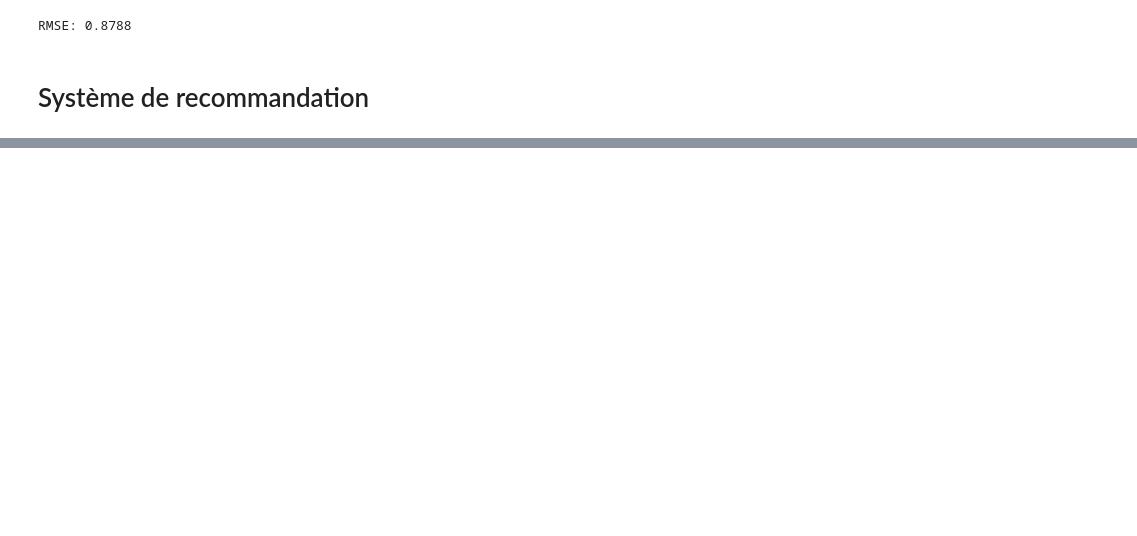
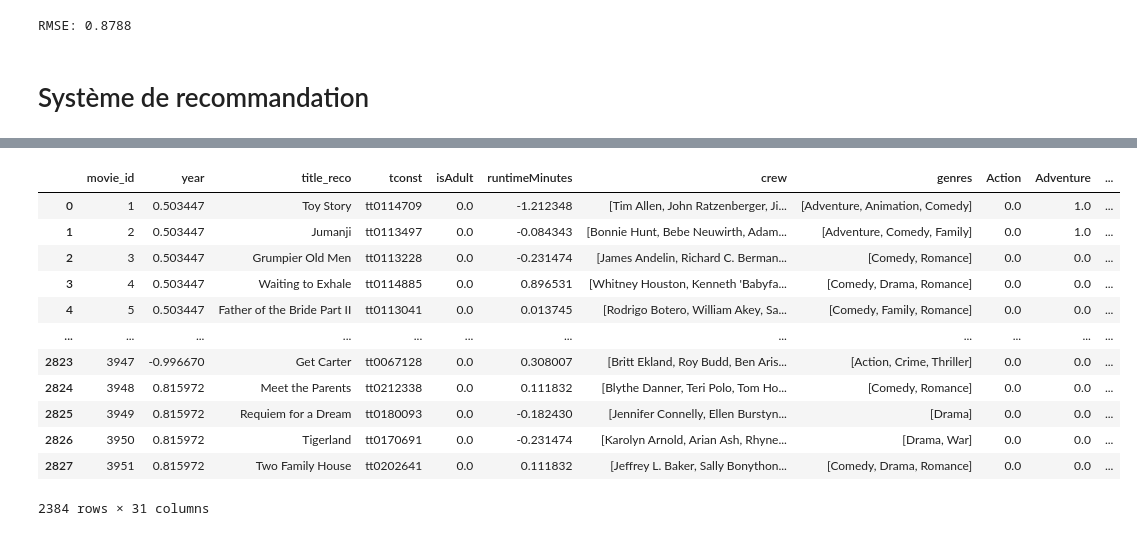
Before and after one commit to Zar-meyo/REMA, a Jupyter notebook: project.ipynb, the cells around one changed output, grey strips where cells are left out. Cells and saved outputs as stored; diff of their text form; code cells hidden in the pictures; blank space fills up the shorter version.

```diff
--- a/project.ipynb
+++ b/project.ipynb
@@ -215,0 +241,16 @@ plt.show()
+# %%
+datas_knn
+# %% [output]
+|  | movie_id | year | title_reco | tconst | isAdult | runtimeMinutes | crew | genres | Action | Adventure | ... |
+| 0 | 1 | 0.503447 | Toy Story | tt0114709 | 0.0 | -1.212348 | [Tim Allen, John Ratzenberger, Ji... | [Adventure, Animation, Comedy] | 0.0 | 1.0 | ... |
+| 1 | 2 | 0.503447 | Jumanji | tt0113497 | 0.0 | -0.084343 | [Bonnie Hunt, Bebe Neuwirth, Adam... | [Adventure, Comedy, Family] | 0.0 | 1.0 | ... |
+| 2 | 3 | 0.503447 | Grumpier Old Men | tt0113228 | 0.0 | -0.231474 | [James Andelin, Richard C. Berman... | [Comedy, Romance] | 0.0 | 0.0 | ... |
+| 3 | 4 | 0.503447 | Waiting to Exhale | tt0114885 | 0.0 | 0.896531 | [Whitney Houston, Kenneth 'Babyfa... | [Comedy, Drama, Romance] | 0.0 | 0.0 | ... |
+| 4 | 5 | 0.503447 | Father of the Bride Part II | tt0113041 | 0.0 | 0.013745 | [Rodrigo Botero, William Akey, Sa... | [Comedy, Family, Romance] | 0.0 | 0.0 | ... |
+| ... | ... | ... | ... | ... | ... | ... | ... | ... | ... | ... | ... |
+| 2823 | 3947 | -0.996670 | Get Carter | tt0067128 | 0.0 | 0.308007 | [Britt Ekland, Roy Budd, Ben Aris... | [Action, Crime, Thriller] | 0.0 | 0.0 | ... |
+| 2824 | 3948 | 0.815972 | Meet the Parents | tt0212338 | 0.0 | 0.111832 | [Blythe Danner, Teri Polo, Tom Ho... | [Comedy, Romance] | 0.0 | 0.0 | ... |
+| 2825 | 3949 | 0.815972 | Requiem for a Dream | tt0180093 | 0.0 | -0.182430 | [Jennifer Connelly, Ellen Burstyn... | [Drama] | 0.0 | 0.0 | ... |
+| 2826 | 3950 | 0.815972 | Tigerland | tt0170691 | 0.0 | -0.231474 | [Karolyn Arnold, Arian Ash, Rhyne... | [Drama, War] | 0.0 | 0.0 | ... |
+| 2827 | 3951 | 0.815972 | Two Family House | tt0202641 | 0.0 | 0.111832 | [Jeffrey L. Baker, Sally Bonython... | [Comedy, Drama, Romance] | 0.0 | 0.0 | ... |
+2384 rows × 31 columns
```
Also changed, not shown: parts of 12 cells of this notebook.
